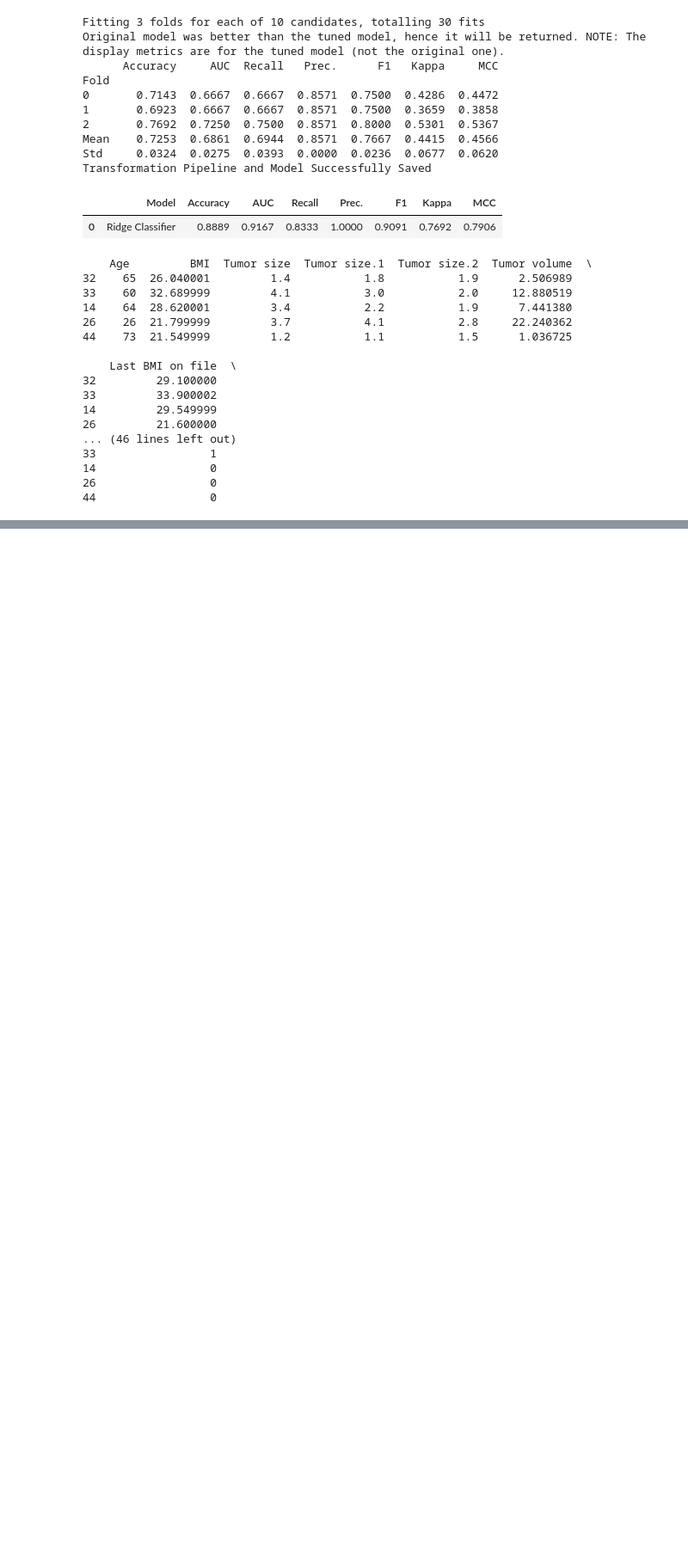
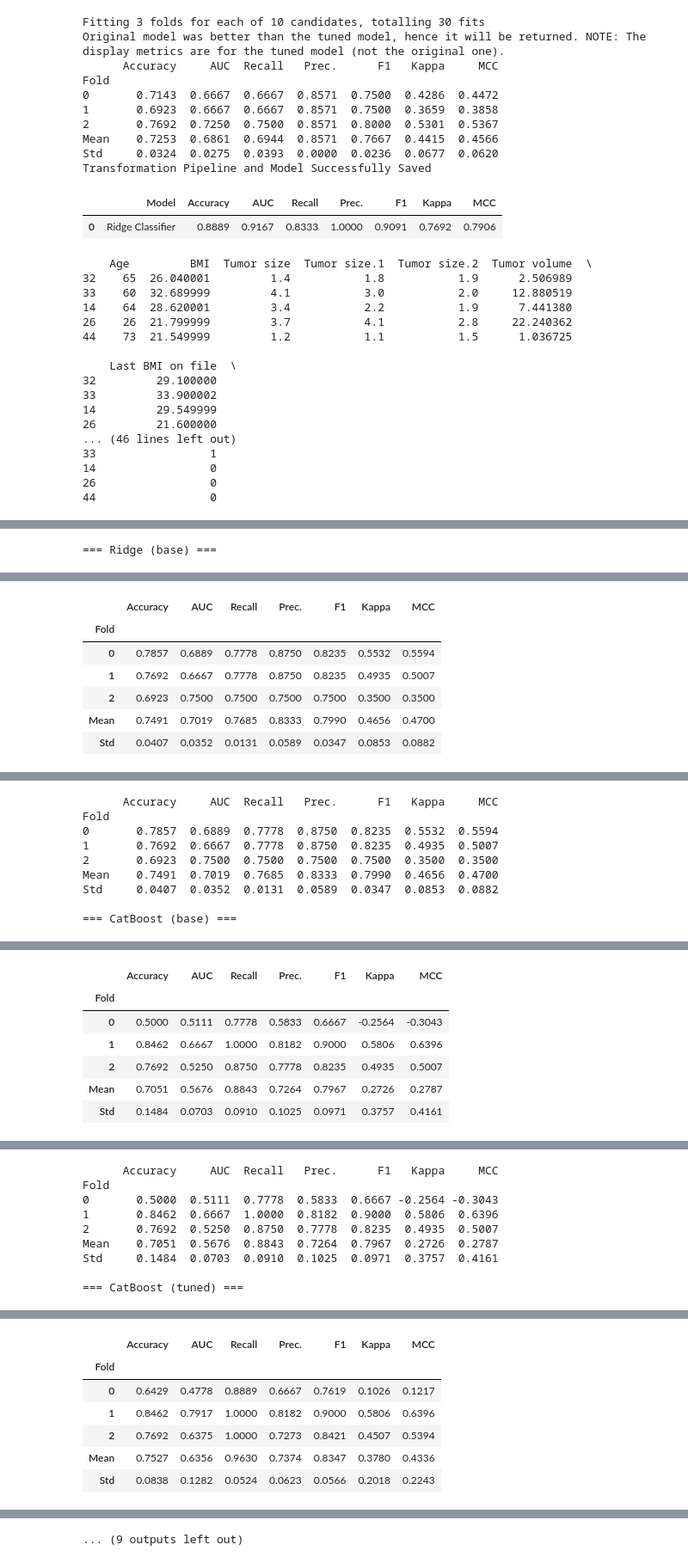
Before and after one commit to shrinitbabel/craniopharyngioma, a Jupyter notebook: initial.ipynb, the cells around one changed output, grey strips where cells are left out. Shown at 86% size. Cells and saved outputs as stored; diff of their text form; code cells hidden in the pictures; blank space fills up the shorter version.

```diff
--- a/initial.ipynb
+++ b/initial.ipynb
@@ -393,0 +431,22 @@ Transformation Pipeline and Model Successfully Saved
+# %%
+print("\n=== Ridge (base) ===")
+ridge = create_model("ridge")
+print(pull())
+
+print("\n=== CatBoost (base) ===")
+cat = create_model("catboost")
+print(pull())
+
+print("\n=== CatBoost (tuned) ===")
+cat_t = tune_model(cat, optimize="F1")
+print(pull())
+
+print("\n=== Ridge Calibrated (isotonic) ===")
+ridge_cal = calibrate_model(ridge, method="isotonic")
+print(pull())
+
+print("\n=== Blend (RidgeCal + CatBoost) ===")
+blend = blend_models([ridge_cal, cat_t], method="soft", optimize="AUC")
+print(pull())
+# %% [output]
+=== Ridge (base) ===
@@ -393,0 +454,7 @@ Transformation Pipeline and Model Successfully Saved
+|  | Accuracy | AUC | Recall | Prec. | F1 | Kappa | MCC |
+| Fold |  |  |  |  |  |  |  |
+| 0 | 0.7857 | 0.6889 | 0.7778 | 0.8750 | 0.8235 | 0.5532 | 0.5594 |
+| 1 | 0.7692 | 0.6667 | 0.7778 | 0.8750 | 0.8235 | 0.4935 | 0.5007 |
+| 2 | 0.6923 | 0.7500 | 0.7500 | 0.7500 | 0.7500 | 0.3500 | 0.3500 |
+| Mean | 0.7491 | 0.7019 | 0.7685 | 0.8333 | 0.7990 | 0.4656 | 0.4700 |
+| Std | 0.0407 | 0.0352 | 0.0131 | 0.0589 | 0.0347 | 0.0853 | 0.0882 |
@@ -393,0 +462,9 @@ Transformation Pipeline and Model Successfully Saved
+      Accuracy     AUC  Recall   Prec.      F1   Kappa     MCC
+Fold
+0       0.7857  0.6889  0.7778  0.8750  0.8235  0.5532  0.5594
+1       0.7692  0.6667  0.7778  0.8750  0.8235  0.4935  0.5007
+2       0.6923  0.7500  0.7500  0.7500  0.7500  0.3500  0.3500
+Mean    0.7491  0.7019  0.7685  0.8333  0.7990  0.4656  0.4700
+Std     0.0407  0.0352  0.0131  0.0589  0.0347  0.0853  0.0882
+
+=== CatBoost (base) ===
@@ -393,0 +472,7 @@ Transformation Pipeline and Model Successfully Saved
+|  | Accuracy | AUC | Recall | Prec. | F1 | Kappa | MCC |
+| Fold |  |  |  |  |  |  |  |
+| 0 | 0.5000 | 0.5111 | 0.7778 | 0.5833 | 0.6667 | -0.2564 | -0.3043 |
+| 1 | 0.8462 | 0.6667 | 1.0000 | 0.8182 | 0.9000 | 0.5806 | 0.6396 |
+| 2 | 0.7692 | 0.5250 | 0.8750 | 0.7778 | 0.8235 | 0.4935 | 0.5007 |
+| Mean | 0.7051 | 0.5676 | 0.8843 | 0.7264 | 0.7967 | 0.2726 | 0.2787 |
+| Std | 0.1484 | 0.0703 | 0.0910 | 0.1025 | 0.0971 | 0.3757 | 0.4161 |
@@ -393,0 +480,9 @@ Transformation Pipeline and Model Successfully Saved
+      Accuracy     AUC  Recall   Prec.      F1   Kappa     MCC
+Fold
+0       0.5000  0.5111  0.7778  0.5833  0.6667 -0.2564 -0.3043
+1       0.8462  0.6667  1.0000  0.8182  0.9000  0.5806  0.6396
+2       0.7692  0.5250  0.8750  0.7778  0.8235  0.4935  0.5007
+Mean    0.7051  0.5676  0.8843  0.7264  0.7967  0.2726  0.2787
+Std     0.1484  0.0703  0.0910  0.1025  0.0971  0.3757  0.4161
+
+=== CatBoost (tuned) ===
@@ -393,0 +490,7 @@ Transformation Pipeline and Model Successfully Saved
+|  | Accuracy | AUC | Recall | Prec. | F1 | Kappa | MCC |
+| Fold |  |  |  |  |  |  |  |
+| 0 | 0.6429 | 0.4778 | 0.8889 | 0.6667 | 0.7619 | 0.1026 | 0.1217 |
+| 1 | 0.8462 | 0.7917 | 1.0000 | 0.8182 | 0.9000 | 0.5806 | 0.6396 |
+| 2 | 0.7692 | 0.6375 | 1.0000 | 0.7273 | 0.8421 | 0.4507 | 0.5394 |
+| Mean | 0.7527 | 0.6356 | 0.9630 | 0.7374 | 0.8347 | 0.3780 | 0.4336 |
+| Std | 0.0838 | 0.1282 | 0.0524 | 0.0623 | 0.0566 | 0.2018 | 0.2243 |
@@ -393,0 +498 @@ Transformation Pipeline and Model Successfully Saved
+... (9 outputs left out)
```
Also changed, not shown: parts of 8 cells of this notebook, 9 other files.
